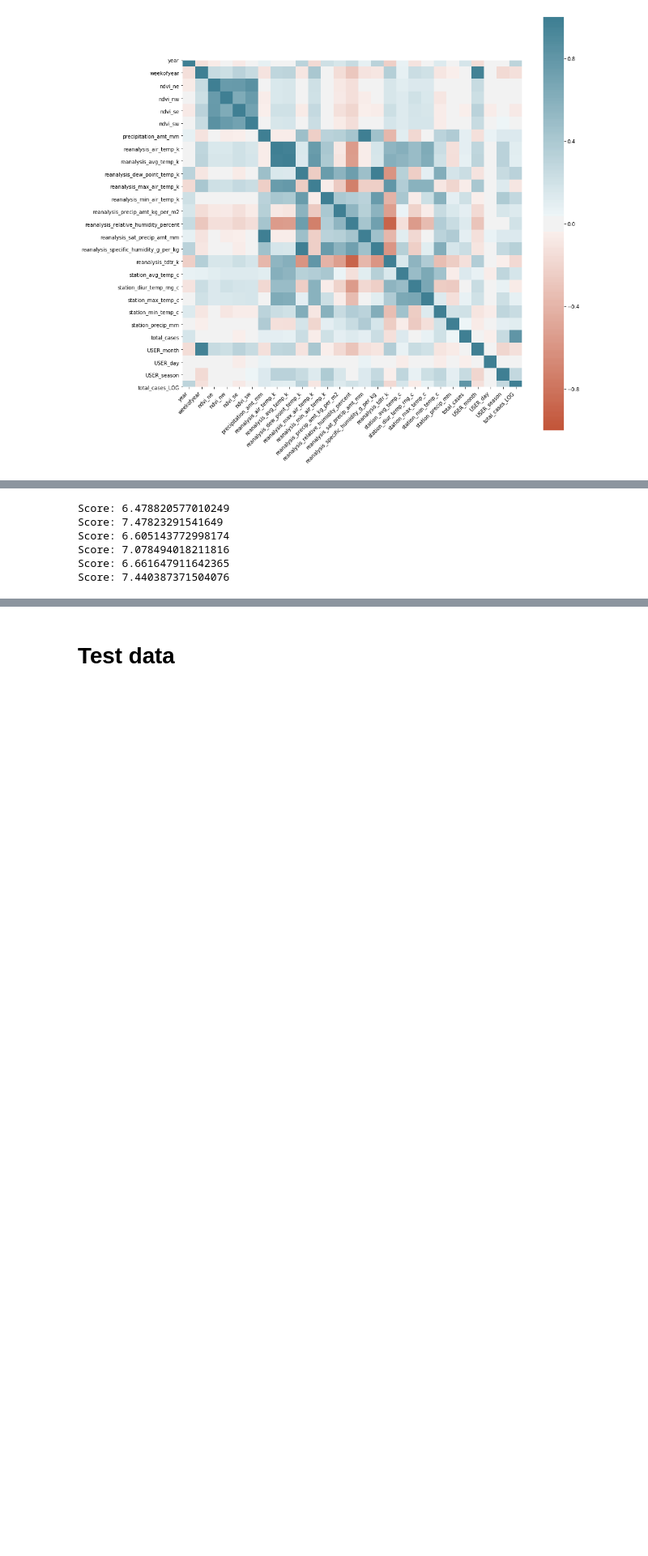
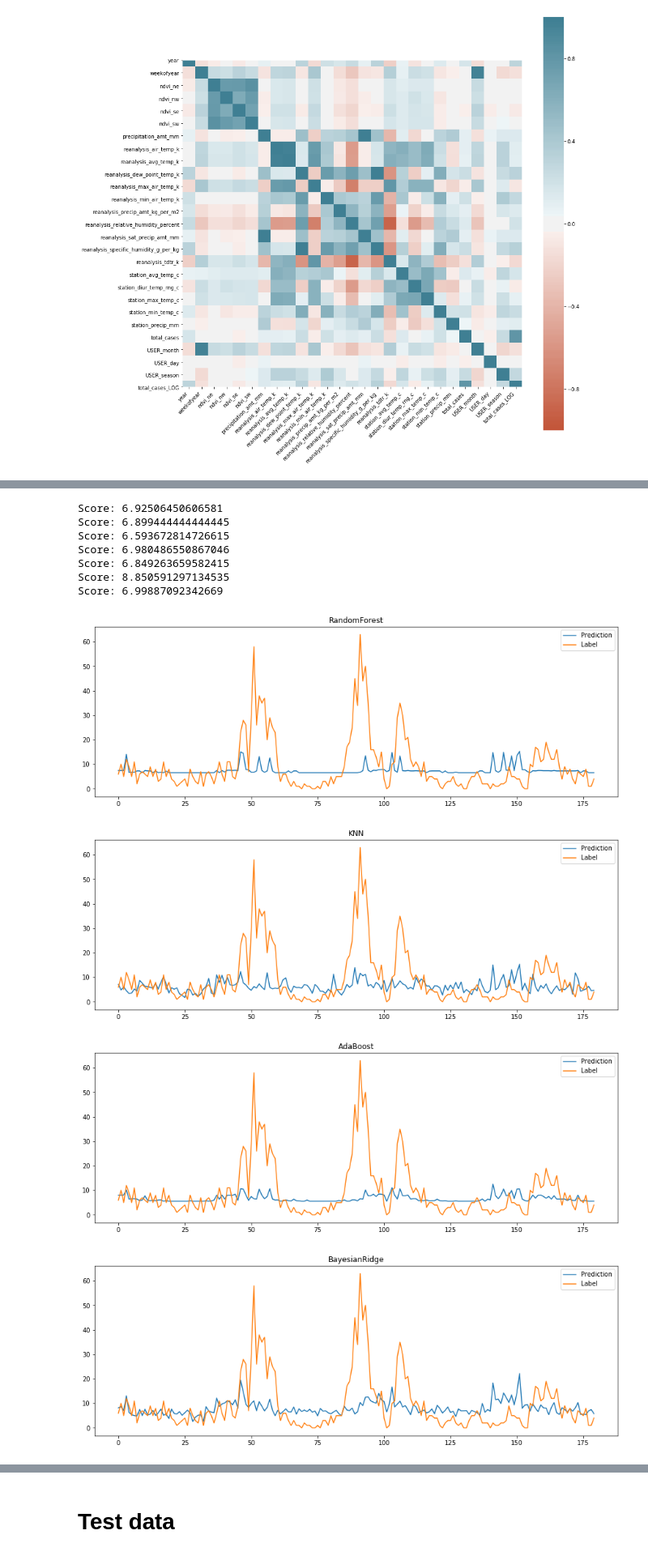
Before and after one commit to arodriguezhidalgo/DengAI_proposal, a Jupyter notebook: Model.ipynb, the cells around one changed output, grey strips where cells are left out. Shown at 81% size. Drawn from its saved outputs; the diff is of its cells as text; code cells hidden in the pictures; blank space fills up the shorter version.

```diff
--- a/Model.ipynb
+++ b/Model.ipynb
@@ -19,4 +19,4 @@ Training data readed!
 # Number of cities
 features.city.unique()
 # We split data for the two cities
-city_data = features[features['city'] == 'iq']
+city_data = features[features['city'] == 'sj']
@@ -159,7 +174,7 @@ ax.set_xticklabels(
 # %%
 i_test = int(np.round(len(x_train.index))*.9); # 10 per cent used for test in any dataset
 x_train = city_data[[col for col in city_data.columns if col not in ['total_cases','total_cases_LOG','diff','pos_neg']]]
-y_train = city_data['total_cases_LOG']
+y_train = city_data['total_cases']
 x_test = x_train.iloc[i_test:]
 y_test = y_train[i_test:].values
 x_train = x_train.iloc[:i_test]
@@ -175,24 +200,29 @@ n_splits = 5
 # %%
-reg_list = ['RandomForest','KNN','AdaBoost','BayesianRidge','KernelRidge','LinearRegression','GradientBoosting','MLP'];#['RandomForest','KNN','GradientBoosting','AdaBoost','BayesianRidge','KernelRidge','LinearRegression'];
+reg_list = ['RandomForest','KNN','AdaBoost','BayesianRidge','KernelRidge','LinearRegression','MLP'];#['RandomForest','KNN','GradientBoosting','AdaBoost','BayesianRidge','KernelRidge','LinearRegression'];
 model = {};
 model_scores = {};
 for model_name in reg_list:
     # Random Forest
     model[model_name] = Regressors()
     model[model_name].get_regressor(model_name)
     model[model_name].get_TimeSeries_CV(score='neg_mean_absolute_error',n_splits = n_splits)
     model[model_name].fit_model(x_train, y_train)
 
     y_pred_train = model[model_name].return_prediction(x_train)
     y_pred_test  = model[model_name].return_prediction(x_test)
 
     from sklearn.metrics import mean_absolute_error
-    model_scores[model_name] = model[model_name].plot_results(np.exp(y_test), np.exp(y_pred_test), mean_absolute_error)
+    model_scores[model_name] = model[model_name].plot_results((y_test), (y_pred_test), mean_absolute_error)
     plt.title(model_name);
 # %% [output]
-Score: 6.478820577010249
-Score: 7.47823291541649
-Score: 6.605143772998174
-Score: 7.078494018211816
-Score: 6.661647911642365
-Score: 7.440387371504076
+Score: 6.92506450606581
+Score: 6.899444444444445
+Score: 6.593672814726615
+Score: 6.980486550867046
+Score: 6.849263659582415
+Score: 8.850591297134535
+Score: 6.99887092342669
+[figure, added]
+[figure, added]
+[figure, added]
+[figure, added]
```
Also changed, not shown: parts of 11 cells of this notebook, 3 other files.
